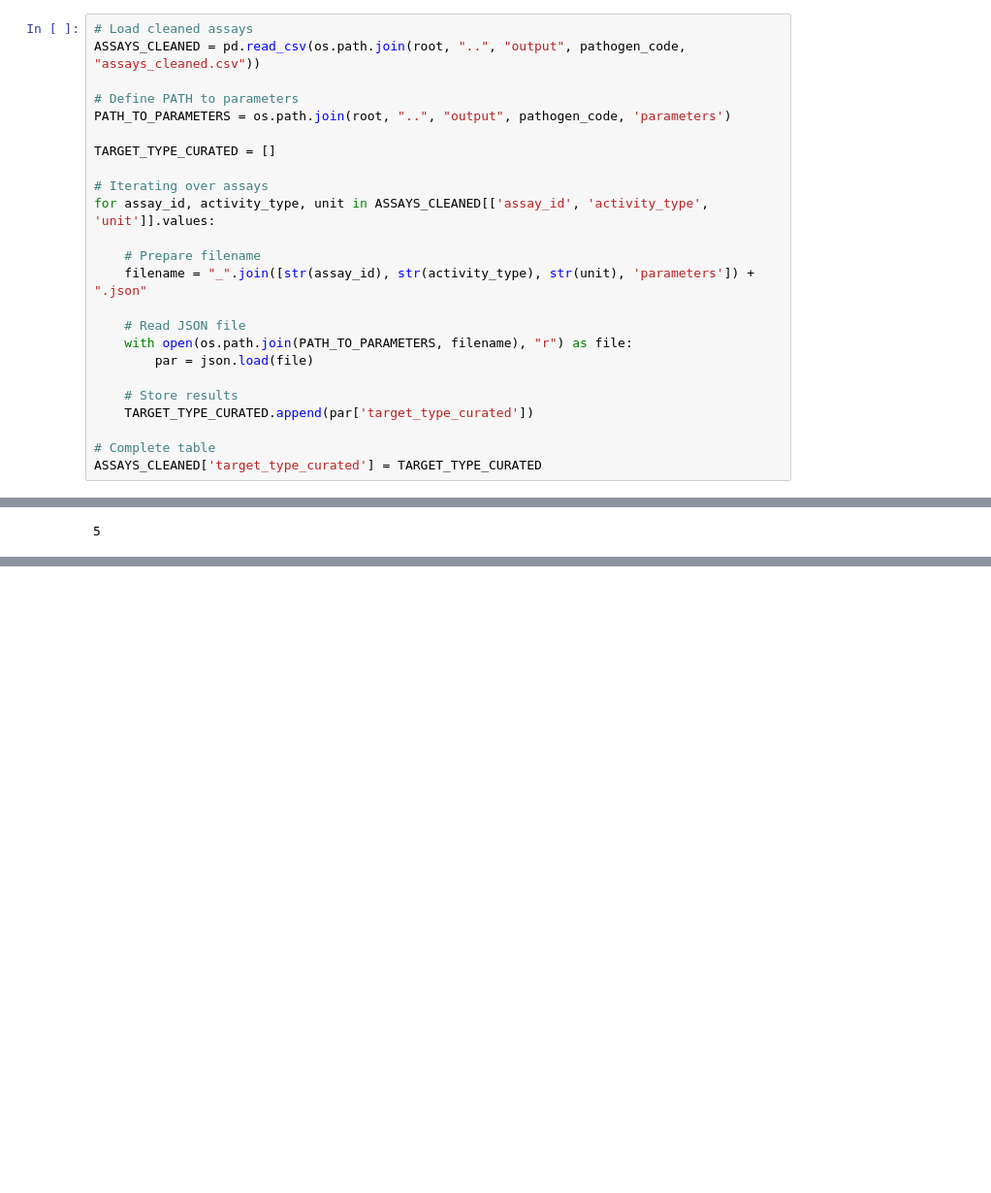
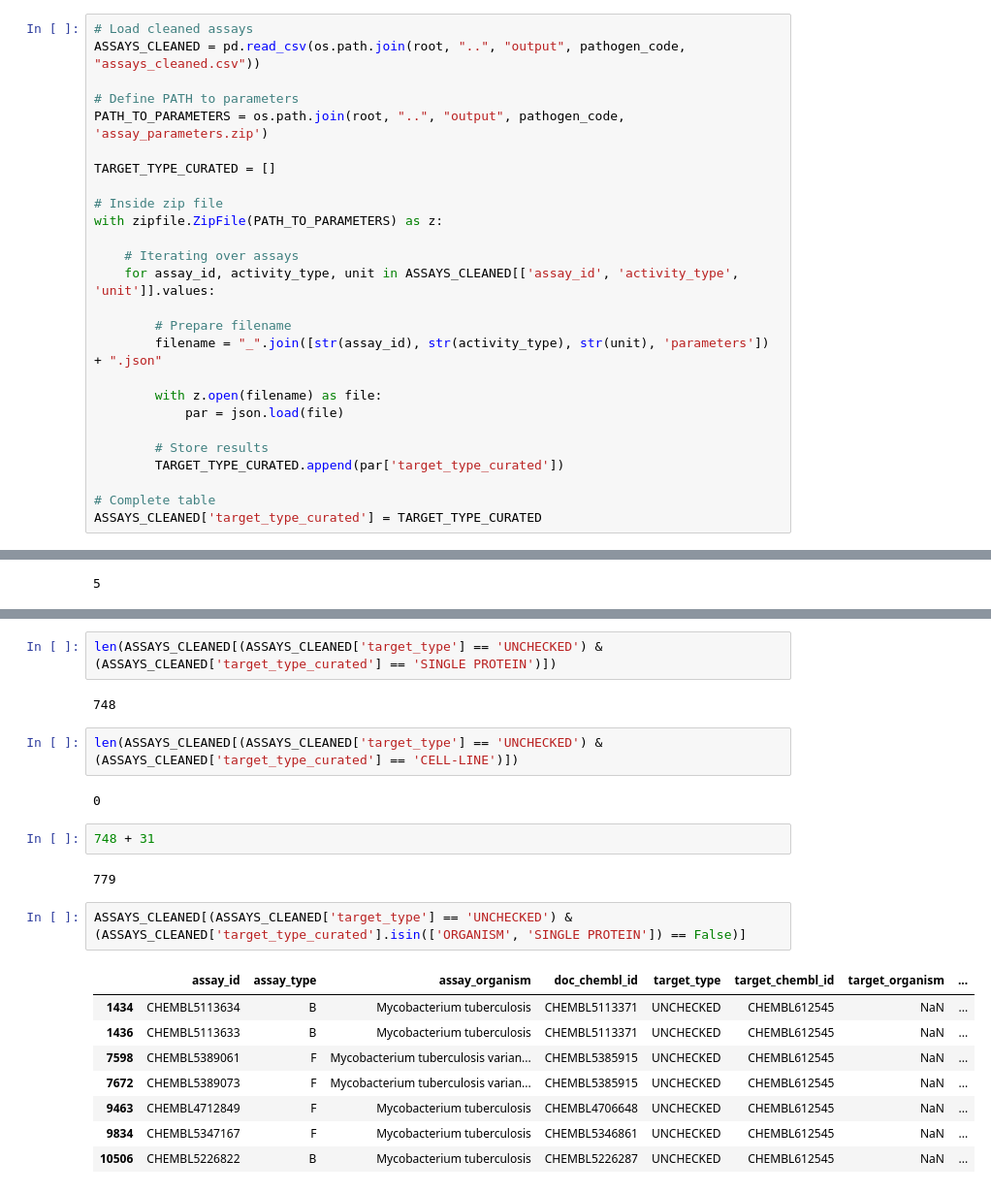
Before and after one commit to ersilia-os/chembl-antimicrobial-tasks, a Jupyter notebook: notebooks/11_curate_assay_parameters.ipynb, the cells around one changed output, grey strips where cells are left out. Shown at 97% size. Cells and saved outputs as stored; diff of their text form; blank space fills up the shorter version.

```diff
--- a/notebooks/11_curate_assay_parameters.ipynb
+++ b/notebooks/11_curate_assay_parameters.ipynb
@@ -11,22 +12,24 @@ pathogen_code = 'mtuberculosis'
 ASSAYS_CLEANED = pd.read_csv(os.path.join(root, "..", "output", pathogen_code, "assays_cleaned.csv"))
 
 # Define PATH to parameters
-PATH_TO_PARAMETERS = os.path.join(root, "..", "output", pathogen_code, 'parameters')
+PATH_TO_PARAMETERS = os.path.join(root, "..", "output", pathogen_code, 'assay_parameters.zip')
 
 TARGET_TYPE_CURATED = []
 
-# Iterating over assays
-for assay_id, activity_type, unit in ASSAYS_CLEANED[['assay_id', 'activity_type', 'unit']].values:
+# Inside zip file
+with zipfile.ZipFile(PATH_TO_PARAMETERS) as z:
 
-    # Prepare filename
-    filename = "_".join([str(assay_id), str(activity_type), str(unit), 'parameters']) + ".json"
+    # Iterating over assays
+    for assay_id, activity_type, unit in ASSAYS_CLEANED[['assay_id', 'activity_type', 'unit']].values:
 
-    # Read JSON file
-    with open(os.path.join(PATH_TO_PARAMETERS, filename), "r") as file:
-        par = json.load(file)
+        # Prepare filename
+        filename = "_".join([str(assay_id), str(activity_type), str(unit), 'parameters']) + ".json"
 
-    # Store results
-    TARGET_TYPE_CURATED.append(par['target_type_curated'])
+        with z.open(filename) as file:
+            par = json.load(file)
+
+        # Store results
+        TARGET_TYPE_CURATED.append(par['target_type_curated'])
 
 # Complete table
 ASSAYS_CLEANED['target_type_curated'] = TARGET_TYPE_CURATED
@@ -67,0 +59,23 @@ ASSAYS_CLEANED[(ASSAYS_CLEANED['target_type'] == 'UNCHECKED') & (ASSAYS_CLEANED[
+# %%
+len(ASSAYS_CLEANED[(ASSAYS_CLEANED['target_type'] == 'UNCHECKED') & (ASSAYS_CLEANED['target_type_curated'] == 'SINGLE PROTEIN')])
+# %% [output]
+748
+# %%
+len(ASSAYS_CLEANED[(ASSAYS_CLEANED['target_type'] == 'UNCHECKED') & (ASSAYS_CLEANED['target_type_curated'] == 'CELL-LINE')])
+# %% [output]
+0
+# %%
+748 + 31
+# %% [output]
+779
+# %%
+ASSAYS_CLEANED[(ASSAYS_CLEANED['target_type'] == 'UNCHECKED') & (ASSAYS_CLEANED['target_type_curated'].isin(['ORGANISM', 'SINGLE PROTEIN']) == False)]
+# %% [output]
+|  | assay_id | assay_type | assay_organism | doc_chembl_id | target_type | target_chembl_id | target_organism | ... |
+| 1434 | CHEMBL5113634 | B | Mycobacterium tuberculosis | CHEMBL5113371 | UNCHECKED | CHEMBL612545 | NaN | ... |
+| 1436 | CHEMBL5113633 | B | Mycobacterium tuberculosis | CHEMBL5113371 | UNCHECKED | CHEMBL612545 | NaN | ... |
+| 7598 | CHEMBL5389061 | F | Mycobacterium tuberculosis varian... | CHEMBL5385915 | UNCHECKED | CHEMBL612545 | NaN | ... |
+| 7672 | CHEMBL5389073 | F | Mycobacterium tuberculosis varian... | CHEMBL5385915 | UNCHECKED | CHEMBL612545 | NaN | ... |
+| 9463 | CHEMBL4712849 | F | Mycobacterium tuberculosis | CHEMBL4706648 | UNCHECKED | CHEMBL612545 | NaN | ... |
+| 9834 | CHEMBL5347167 | F | Mycobacterium tuberculosis | CHEMBL5346861 | UNCHECKED | CHEMBL612545 | NaN | ... |
+| 10506 | CHEMBL5226822 | B | Mycobacterium tuberculosis | CHEMBL5226287 | UNCHECKED | CHEMBL612545 | NaN | ... |
```
Also changed, not shown: parts of 2 cells of this notebook, 5 other files.
